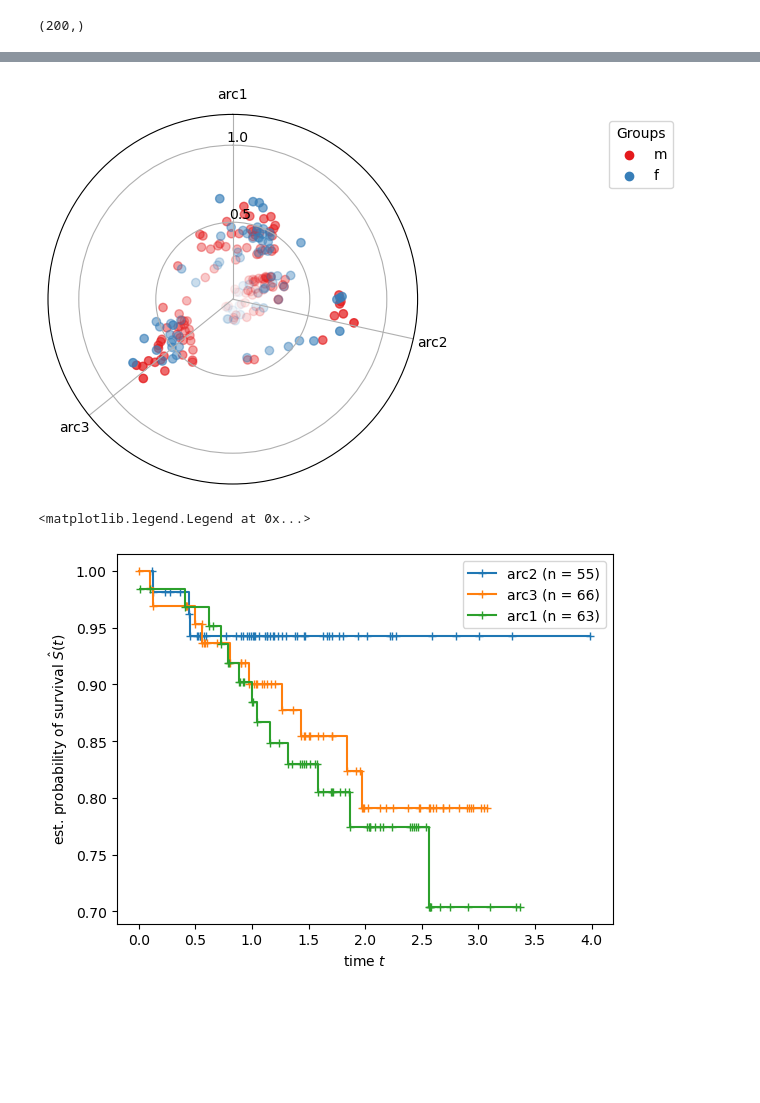
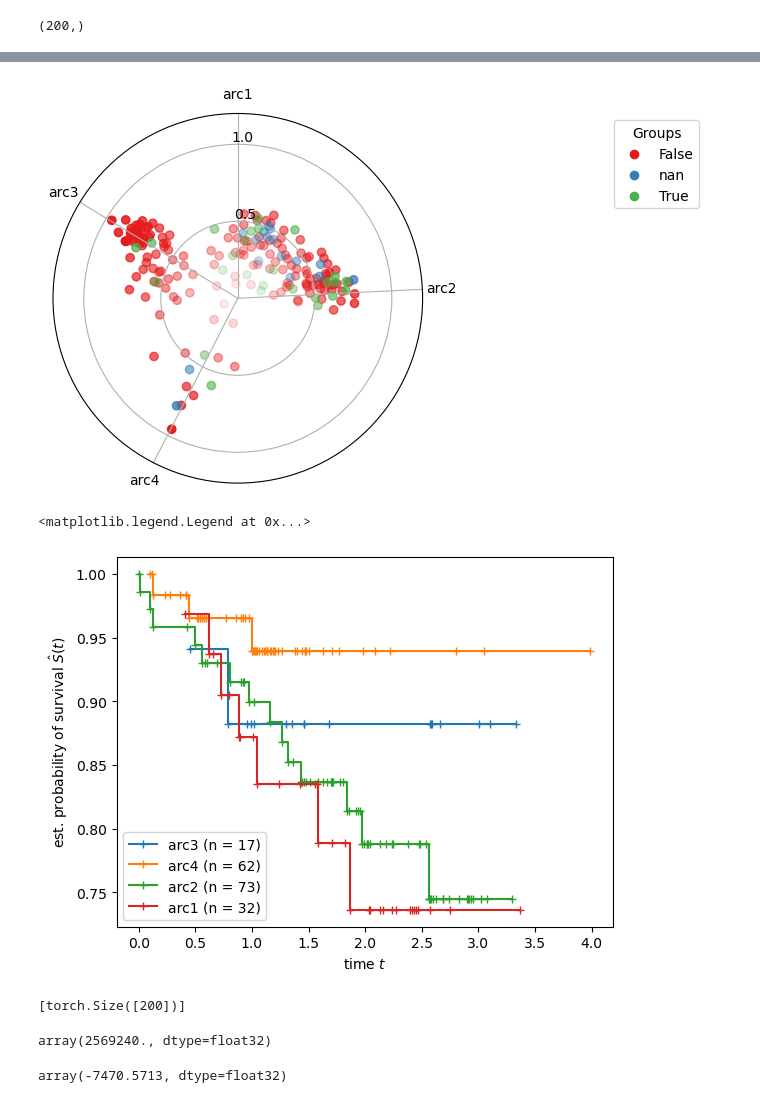
Before and after one commit to sottorivalab/midaa, a Jupyter notebook: docs/cancer_genomics_tutorial.ipynb, the cells around one changed output, grey strips where cells are left out. Saved outputs shown, nothing was run; the diff lists cells and outputs as text; code cells hidden in the pictures; blank space fills up the shorter version.

```diff
--- a/docs/cancer_genomics_tutorial.ipynb
+++ b/docs/cancer_genomics_tutorial.ipynb
@@ -35,9 +38,9 @@ metadata
 | 199 | H272 | m | 55.621918 | 0.035592 | 0.279261 | True | False | 0.0 | NaN |
 200 rows × 9 columns
 # %%
-meth_np = meth.values.T
-RNA_np = RNA_expr.values.T
-drugs_np = drugs.values.T
+meth_np = meth.values.astype(float).T
+RNA_np = RNA_expr.values.astype(float).T
+drugs_np = drugs.values.astype(float).T
 muts_np = muts.values.astype(float).T
 # %%
 dataset_list = [RNA_np, meth_np, drugs_np,muts_np]
@@ -69,9 +66,9 @@ res = scdeepaa.fit_deepAA(
     hidden_dims_enc_ind = [512],
     hidden_dims_enc_common = [256,256],
     hidden_dims_enc_pre_Z = [128, 64],
-    lr = 0.001,
-    gamma_lr = 0.1,
+    lr = 0.01,
+    gamma_lr = 0.01,
     steps = 1000,
-    narchetypes = 3,
+    narchetypes = 4,
     CUDA = True,
     fix_Z = True)
@@ -78,7 +79,7 @@ res = scdeepaa.fit_deepAA(
 # %%
-scdeepaa.plot_archetypes_simplex(res, color_by = metadata["Gender"].astype(str), cmap = "Set1")
+scdeepaa.plot_archetypes_simplex(res, color_by = metadata["died"].astype(str), cmap = "Set1")
 # %% [output]
-[figure, old version]
+[figure, new version]
 # %%
 from sksurv.nonparametric import kaplan_meier_estimator
 
@@ -97,4 +98,4 @@ plt.xlabel("time $t$")
 plt.legend(loc="best")
 # %% [output]
 <matplotlib.legend.Legend at 0x...>
-[figure, old version]
+[figure, new version]
@@ -100,0 +111,12 @@ plt.legend(loc="best")
+# %%
+[rr.shape for rr in ret_list]
+# %% [output]
+[torch.Size([200])]
+# %%
+res["inferred_quantities"]["Z_loss_unreg"]
+# %% [output]
+array(2569240., dtype=float32)
+# %%
+res["inferred_quantities"]["input_loss_unreg"]
+# %% [output]
+array(-7470.5713, dtype=float32)
```
Also changed, not shown: parts of 5 cells of this notebook, 14 other files.
